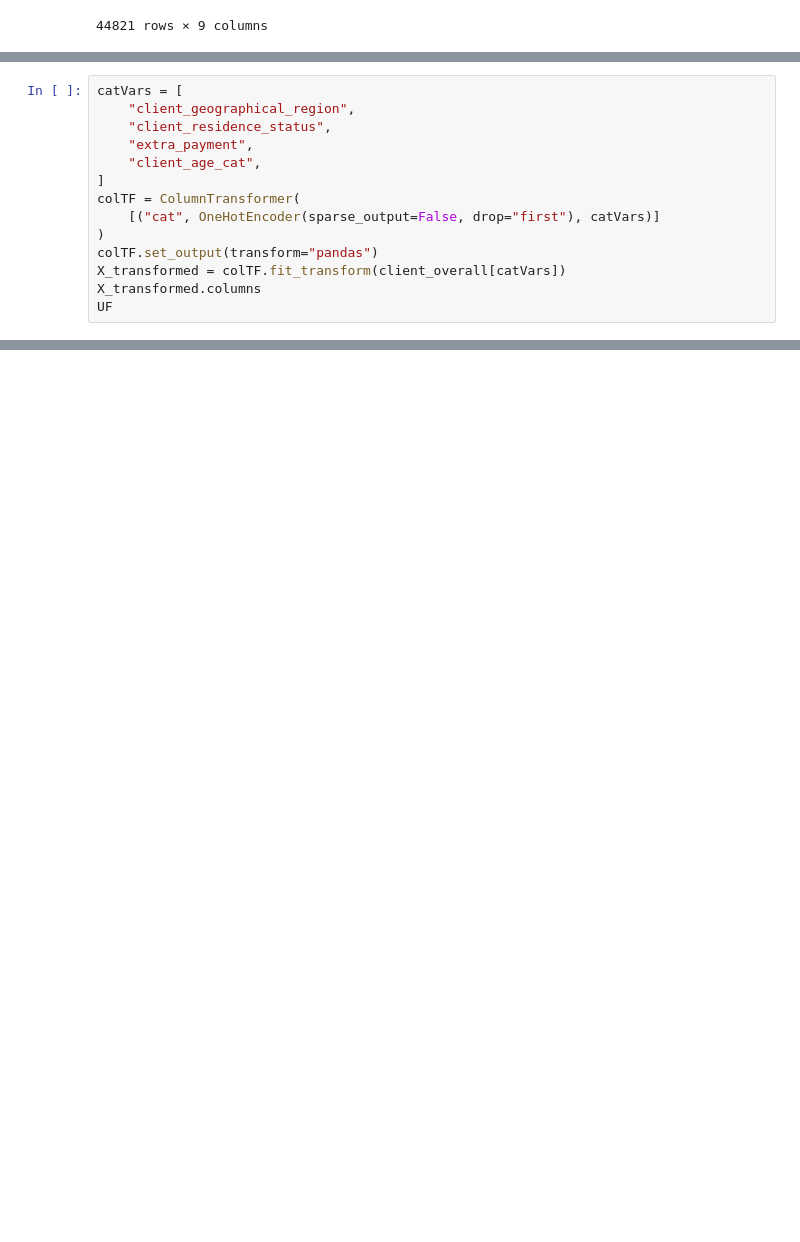
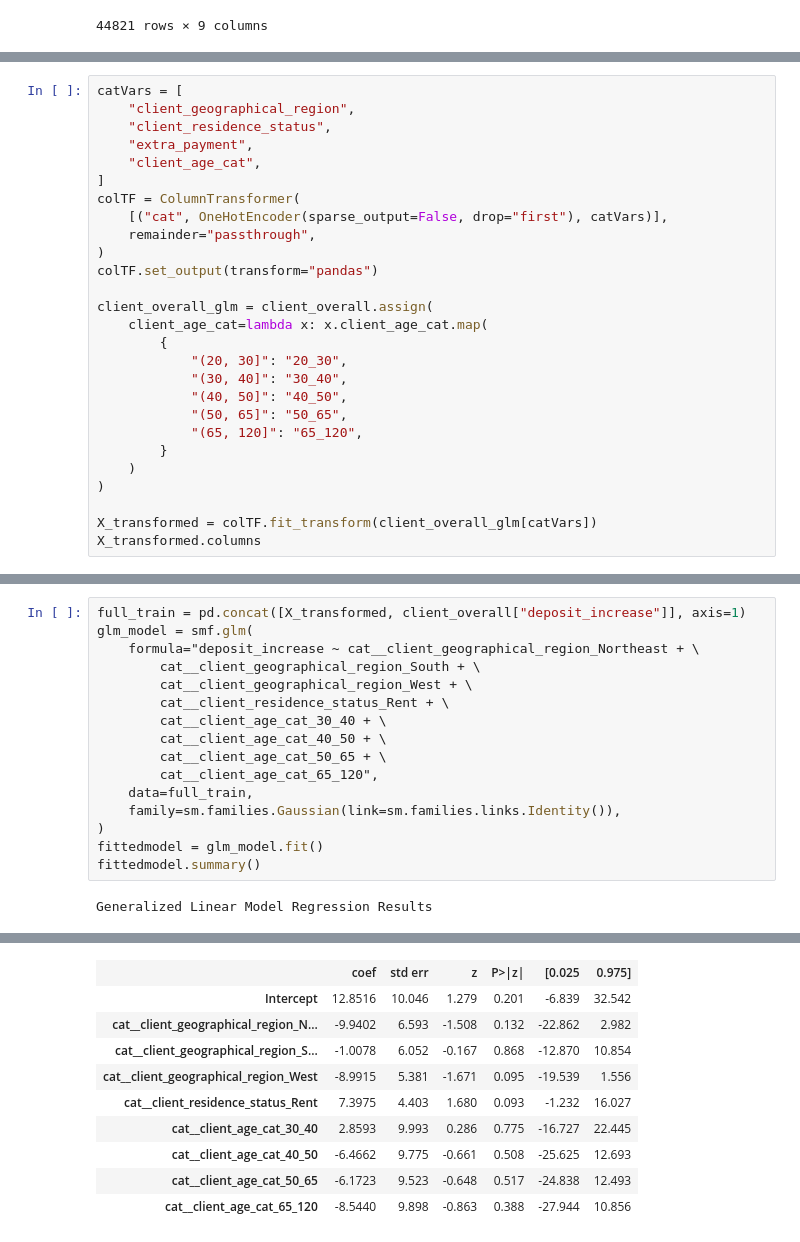
Before and after one commit to J-ZW-Wang/ss_data_project, a Jupyter notebook: Freedom_Debt_Relief_Marketing_Campaign_Results/Marketing_Campaign_Results.ipynb, the cells around one changed output, grey strips where cells are left out. Saved outputs shown, nothing was run; the diff lists cells and outputs as text; blank space fills up the shorter version.

Commit message:
Marketing Campaign Results - final submission

```diff
--- a/Freedom_Debt_Relief_Marketing_Campaign_Results/Marketing_Campaign_Results.ipynb
+++ b/Freedom_Debt_Relief_Marketing_Campaign_Results/Marketing_Campaign_Results.ipynb
@@ -472,12 +495,25 @@ catVars = [
     "client_age_cat",
 ]
 colTF = ColumnTransformer(
-    [("cat", OneHotEncoder(sparse_output=False, drop="first"), catVars)]
+    [("cat", OneHotEncoder(sparse_output=False, drop="first"), catVars)],
+    remainder="passthrough",
 )
 colTF.set_output(transform="pandas")
-X_transformed = colTF.fit_transform(client_overall[catVars])
+
+client_overall_glm = client_overall.assign(
+    client_age_cat=lambda x: x.client_age_cat.map(
+        {
+            "(20, 30]": "20_30",
+            "(30, 40]": "30_40",
+            "(40, 50]": "40_50",
+            "(50, 65]": "50_65",
+            "(65, 120]": "65_120",
+        }
+    )
+)
+
+X_transformed = colTF.fit_transform(client_overall_glm[catVars])
 X_transformed.columns
-UF
 # %% [output]
 Index(['cat__client_geographical_region_Northeast',
        'cat__client_geographical_region_South',
@@ -488 +524,19 @@ Index(['cat__client_geographical_region_Northeast',
       dtype='object')
+# %%
+full_train = pd.concat([X_transformed, client_overall["deposit_increase"]], axis=1)
+glm_model = smf.glm(
+    formula="deposit_increase ~ cat__client_geographical_region_Northeast + \
+        cat__client_geographical_region_South + \
+        cat__client_geographical_region_West + \
+        cat__client_residence_status_Rent + \
+        cat__client_age_cat_30_40 + \
+        cat__client_age_cat_40_50 + \
+        cat__client_age_cat_50_65 + \
+        cat__client_age_cat_65_120",
+    data=full_train,
+    family=sm.families.Gaussian(link=sm.families.links.Identity()),
+)
+fittedmodel = glm_model.fit()
+fittedmodel.summary()
+# %% [output]
+Generalized Linear Model Regression Results
@@ -488,0 +552,10 @@ Index(['cat__client_geographical_region_Northeast',
+|  | coef | std err | z | P>|z| | [0.025 | 0.975] |
+| Intercept | 12.8516 | 10.046 | 1.279 | 0.201 | -6.839 | 32.542 |
+| cat__client_geographical_region_N... | -9.9402 | 6.593 | -1.508 | 0.132 | -22.862 | 2.982 |
+| cat__client_geographical_region_S... | -1.0078 | 6.052 | -0.167 | 0.868 | -12.870 | 10.854 |
+| cat__client_geographical_region_West | -8.9915 | 5.381 | -1.671 | 0.095 | -19.539 | 1.556 |
+| cat__client_residence_status_Rent | 7.3975 | 4.403 | 1.680 | 0.093 | -1.232 | 16.027 |
+| cat__client_age_cat_30_40 | 2.8593 | 9.993 | 0.286 | 0.775 | -16.727 | 22.445 |
+| cat__client_age_cat_40_50 | -6.4662 | 9.775 | -0.661 | 0.508 | -25.625 | 12.693 |
+| cat__client_age_cat_50_65 | -6.1723 | 9.523 | -0.648 | 0.517 | -24.838 | 12.493 |
+| cat__client_age_cat_65_120 | -8.5440 | 9.898 | -0.863 | 0.388 | -27.944 | 10.856 |
```
Also changed, not shown: parts of 12 cells of this notebook.
